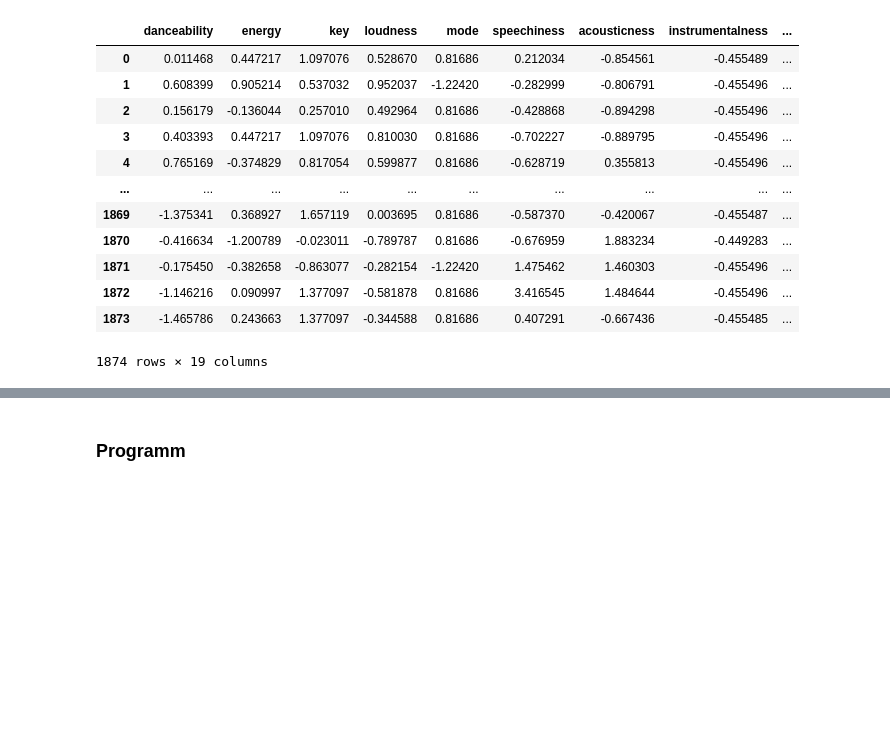
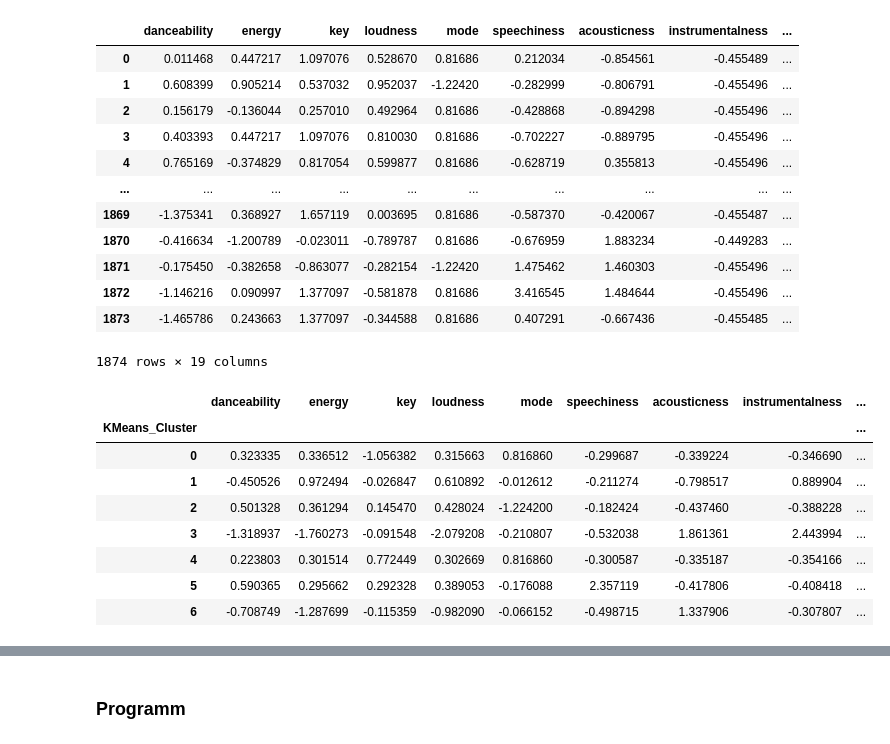
Before and after one commit to SandraGdd/Song-Recommandation, a Jupyter notebook: Casestudy.ipynb, the cells around one changed output, grey strips where cells are left out. Saved outputs shown, nothing was run; the diff lists cells and outputs as text; code cells hidden in the pictures; blank space fills up the shorter version.

```diff
--- a/Casestudy.ipynb
+++ b/Casestudy.ipynb
@@ -840,3 +749,18 @@ combined_df
 | 1872 | -1.146216 | 0.090997 | 1.377097 | -0.581878 | 0.81686 | 3.416545 | 1.484644 | -0.455496 | ... |
 | 1873 | -1.465786 | 0.243663 | 1.377097 | -0.344588 | 0.81686 | 0.407291 | -0.667436 | -0.455485 | ... |
 1874 rows × 19 columns
+# %%
+audio_features= ['danceability', 'energy', 'key', 'loudness',
+                  'mode', 'speechiness', 'acousticness', 'instrumentalness', 'valence','tempo']
+cluster_means = combined_df.groupby('KMeans_Cluster')[audio_features].mean()
+cluster_means
+# %% [output]
+|  | danceability | energy | key | loudness | mode | speechiness | acousticness | instrumentalness | ... |
+| KMeans_Cluster |  |  |  |  |  |  |  |  | ... |
+| 0 | 0.323335 | 0.336512 | -1.056382 | 0.315663 | 0.816860 | -0.299687 | -0.339224 | -0.346690 | ... |
+| 1 | -0.450526 | 0.972494 | -0.026847 | 0.610892 | -0.012612 | -0.211274 | -0.798517 | 0.889904 | ... |
+| 2 | 0.501328 | 0.361294 | 0.145470 | 0.428024 | -1.224200 | -0.182424 | -0.437460 | -0.388228 | ... |
+| 3 | -1.318937 | -1.760273 | -0.091548 | -2.079208 | -0.210807 | -0.532038 | 1.861361 | 2.443994 | ... |
+| 4 | 0.223803 | 0.301514 | 0.772449 | 0.302669 | 0.816860 | -0.300587 | -0.335187 | -0.354166 | ... |
+| 5 | 0.590365 | 0.295662 | 0.292328 | 0.389053 | -0.176088 | 2.357119 | -0.417806 | -0.408418 | ... |
+| 6 | -0.708749 | -1.287699 | -0.115359 | -0.982090 | -0.066152 | -0.498715 | 1.337906 | -0.307807 | ... |
```
Also changed, not shown: parts of 106 cells of this notebook, 3 other files.
